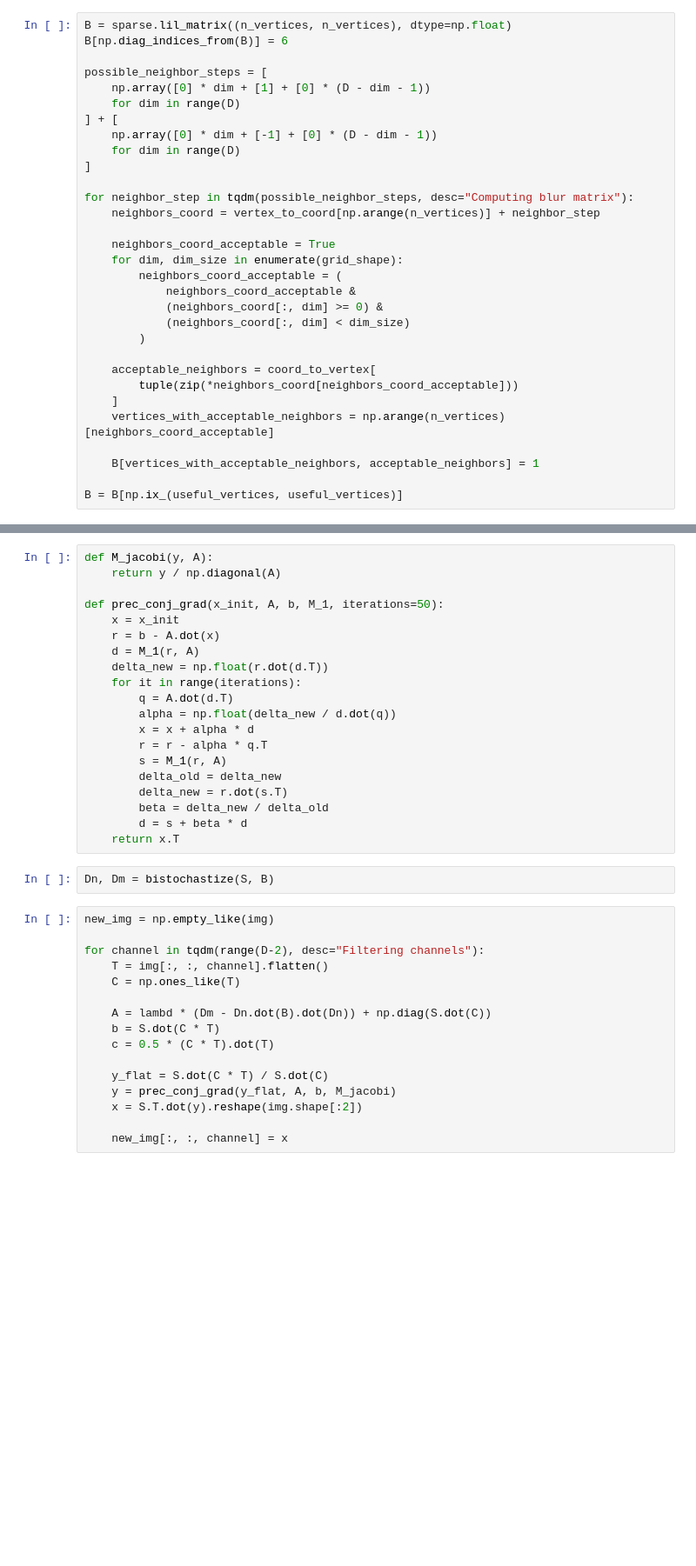
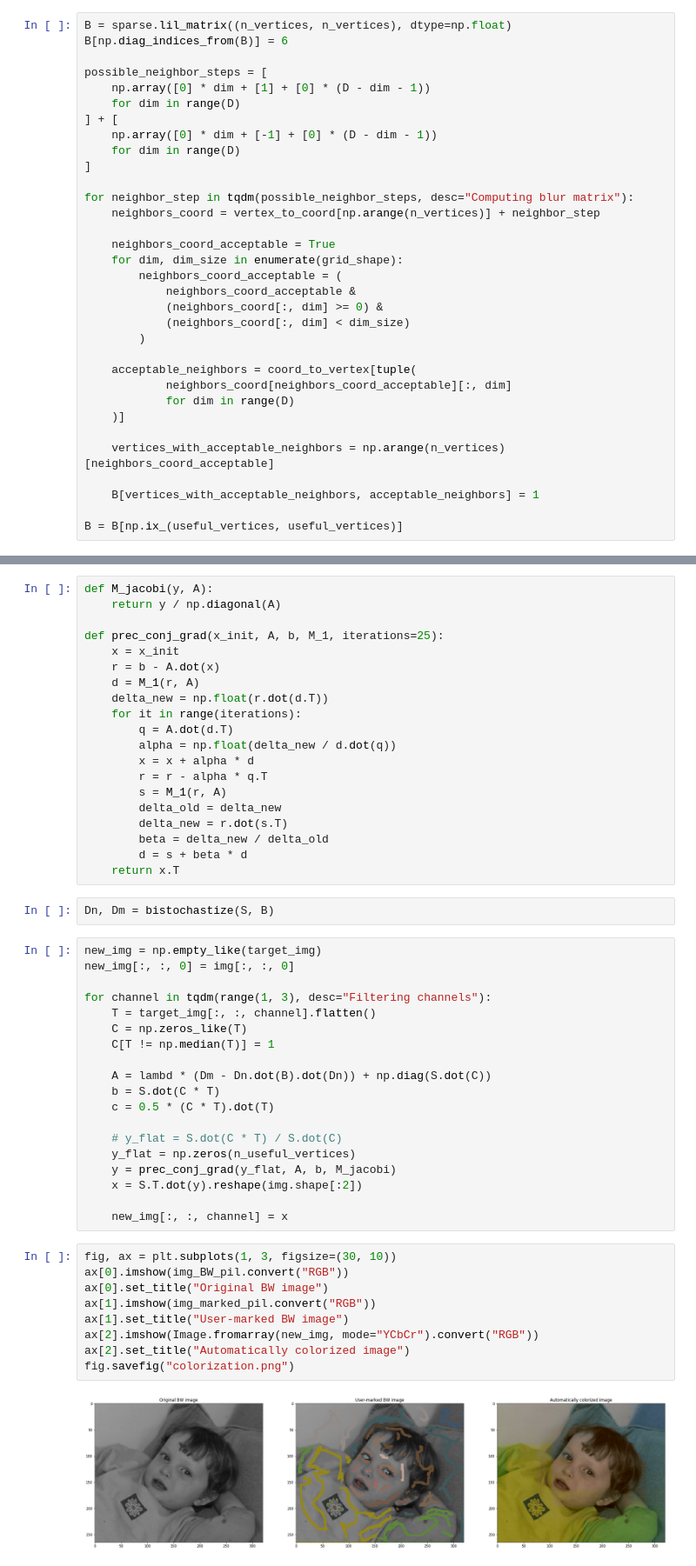
Before and after one commit to gdalle/TheFastBilateralSolver, a Jupyter notebook: FastBilateralSolver.ipynb, the cells around one changed output, grey strips where cells are left out. Shown: that part at 87% size. Cells and saved outputs as stored; diff of their text form; blank space fills up the shorter version.

```diff
--- a/FastBilateralSolver.ipynb
+++ b/FastBilateralSolver.ipynb
@@ -95,9 +104,11 @@ for neighbor_step in tqdm(possible_neighbor_steps, desc="Computing blur matrix")
             (neighbors_coord[:, dim] < dim_size)
         )
 
-    acceptable_neighbors = coord_to_vertex[
-        tuple(zip(*neighbors_coord[neighbors_coord_acceptable]))
-    ]
+    acceptable_neighbors = coord_to_vertex[tuple(
+            neighbors_coord[neighbors_coord_acceptable][:, dim]
+            for dim in range(D)
+    )]
+
     vertices_with_acceptable_neighbors = np.arange(n_vertices)[neighbors_coord_acceptable]
 
     B[vertices_with_acceptable_neighbors, acceptable_neighbors] = 1
@@ -120,7 +131,7 @@ def bistochastize(S, B, iterations=50):
 def M_jacobi(y, A):
     return y / np.diagonal(A)
 
-def prec_conj_grad(x_init, A, b, M_1, iterations=50):
+def prec_conj_grad(x_init, A, b, M_1, iterations=25):
     x = x_init
     r = b - A.dot(x)
     d = M_1(r, A)
@@ -139,19 +150,33 @@ def prec_conj_grad(x_init, A, b, M_1, iterations=50):
 # %%
 Dn, Dm = bistochastize(S, B)
 # %%
-new_img = np.empty_like(img)
+new_img = np.empty_like(target_img)
+new_img[:, :, 0] = img[:, :, 0]
 
-for channel in tqdm(range(D-2), desc="Filtering channels"):
-    T = img[:, :, channel].flatten()
-    C = np.ones_like(T)
+for channel in tqdm(range(1, 3), desc="Filtering channels"):
+    T = target_img[:, :, channel].flatten()
+    C = np.zeros_like(T)
+    C[T != np.median(T)] = 1
 
     A = lambd * (Dm - Dn.dot(B).dot(Dn)) + np.diag(S.dot(C))
     b = S.dot(C * T)
     c = 0.5 * (C * T).dot(T)
 
-    y_flat = S.dot(C * T) / S.dot(C)
+    # y_flat = S.dot(C * T) / S.dot(C)
+    y_flat = np.zeros(n_useful_vertices)
     y = prec_conj_grad(y_flat, A, b, M_jacobi)
     x = S.T.dot(y).reshape(img.shape[:2])
 
     new_img[:, :, channel] = x
+# %%
+fig, ax = plt.subplots(1, 3, figsize=(30, 10))
+ax[0].imshow(img_BW_pil.convert("RGB"))
+ax[0].set_title("Original BW image")
+ax[1].imshow(img_marked_pil.convert("RGB"))
+ax[1].set_title("User-marked BW image")
+ax[2].imshow(Image.fromarray(new_img, mode="YCbCr").convert("RGB"))
+ax[2].set_title("Automatically colorized image")
+fig.savefig("colorization.png")
+# %% [output]
+[figure, added]
 # %%
```
Also changed, not shown: parts of 10 cells of this notebook, 3 other files.
